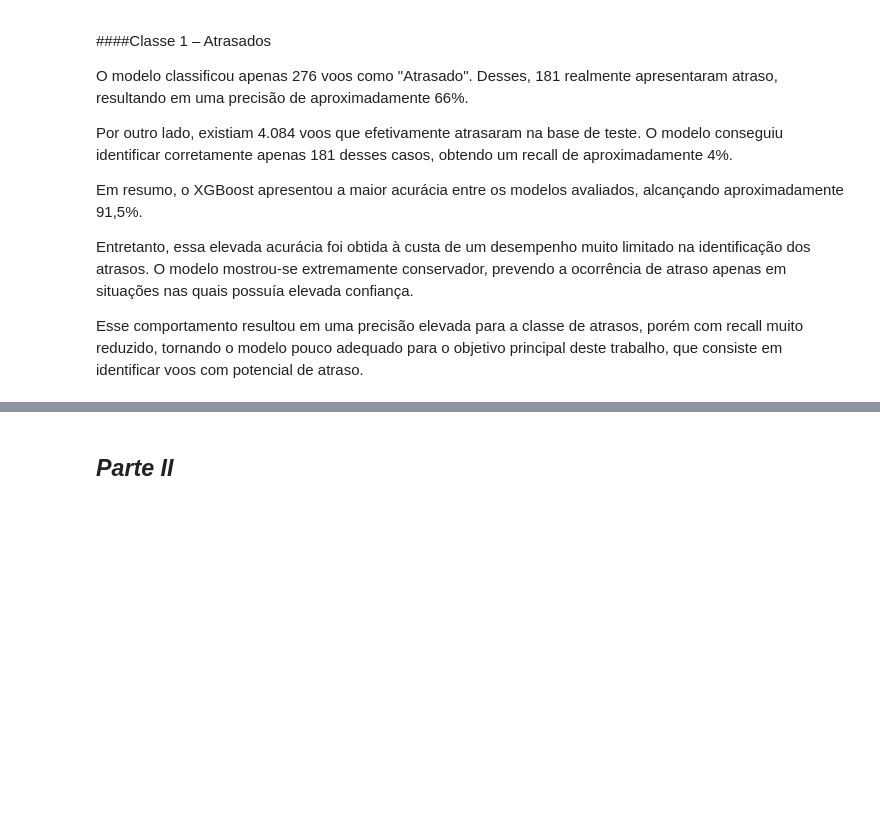
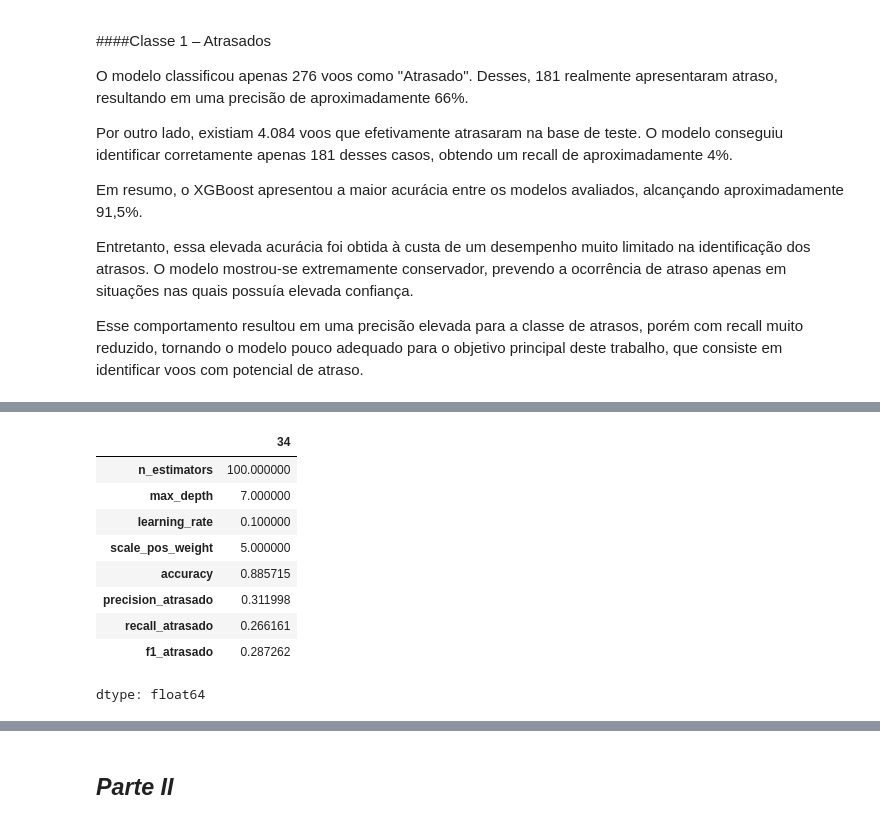
Before and after one commit to Silvinharl/MVP_Machine_Learning, a Jupyter notebook: MVP_Voos_ANAC.ipynb, the cells around one changed output, grey strips where cells are left out. Saved outputs shown, nothing was run; the diff lists cells and outputs as text; code cells hidden in the pictures; blank space fills up the shorter version.

```diff
--- a/MVP_Voos_ANAC.ipynb
+++ b/MVP_Voos_ANAC.ipynb
@@ -1363,0 +1428,18 @@ Diante dessas observações, optou-se por realizar uma segunda etapa do estudo,
+# %%
+melhor_resultado_xgb = resultados_xgb_df.sort_values(
+    by=["f1_atrasado", "recall_atrasado"],
+    ascending=False
+).iloc[0]
+
+melhor_resultado_xgb
+# %% [output]
+|  | 34 |
+| n_estimators | 100.000000 |
+| max_depth | 7.000000 |
+| learning_rate | 0.100000 |
+| scale_pos_weight | 5.000000 |
+| accuracy | 0.885715 |
+| precision_atrasado | 0.311998 |
+| recall_atrasado | 0.266161 |
+| f1_atrasado | 0.287262 |
+dtype: float64
```
Also changed, not shown: parts of 6 cells of this notebook.
